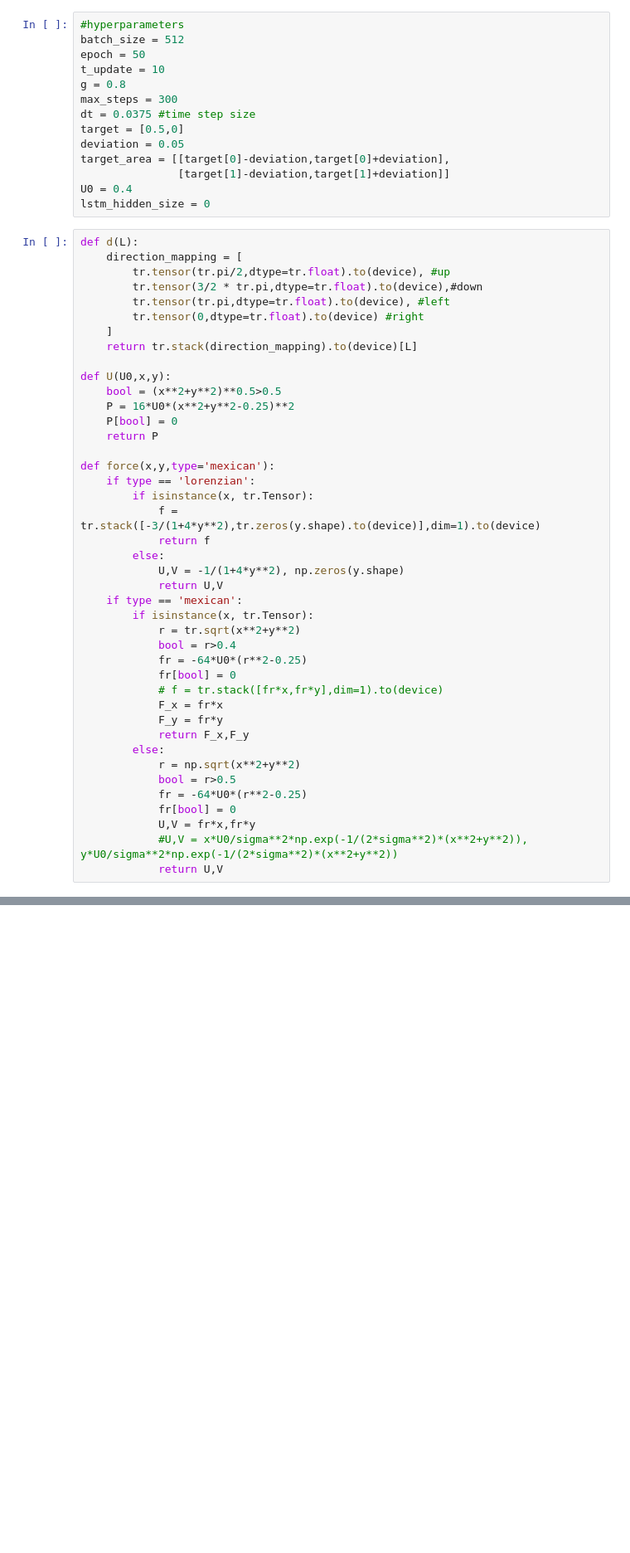
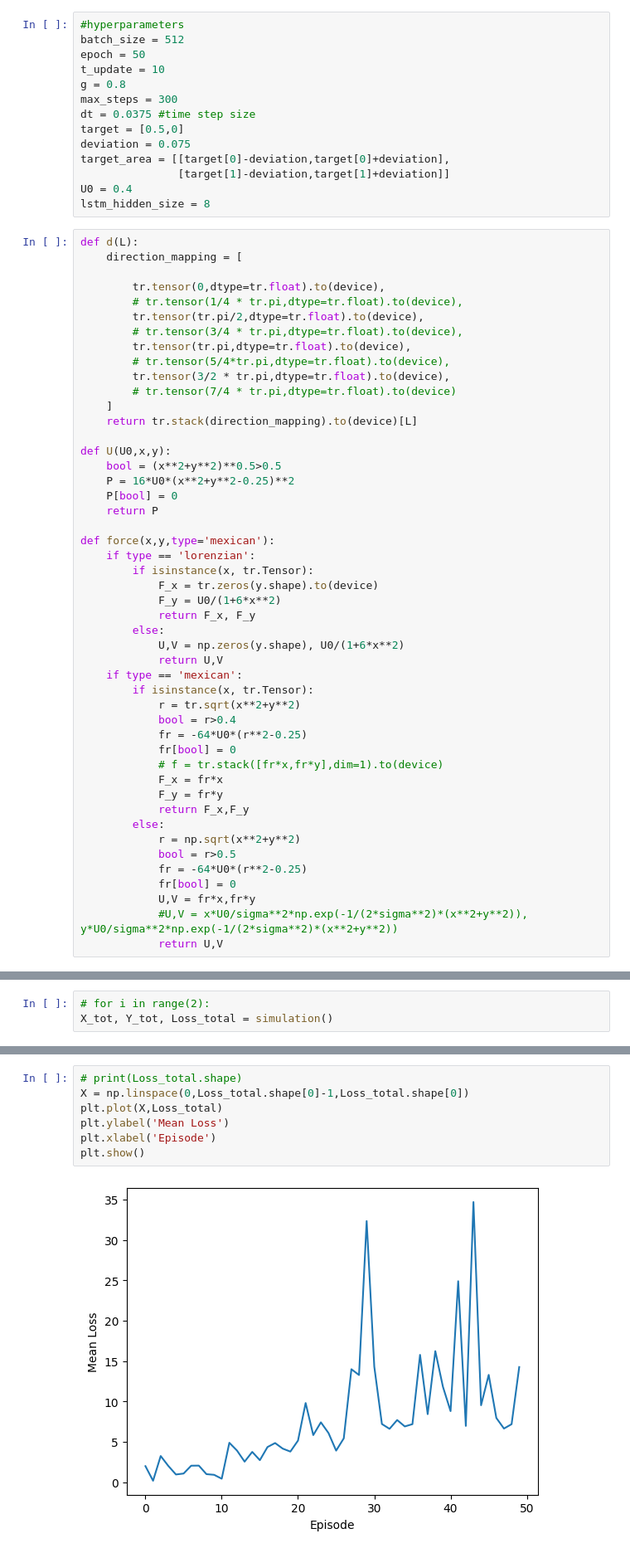
Before and after one commit to EvanderCorvus/AgentSimulation, a Jupyter notebook: main.ipynb, the cells around one changed output, grey strips where cells are left out. Shown: that part at 83% size. Saved outputs shown, nothing was run; the diff lists cells and outputs as text; blank space fills up the shorter version.

Commit message:
lstm implemented and lr scheduler

```diff
--- a/main.ipynb
+++ b/main.ipynb
@@ -17,18 +18,23 @@ g = 0.8
 max_steps = 300
 dt = 0.0375 #time step size
 target = [0.5,0]
-deviation = 0.05
+deviation = 0.075
 target_area = [[target[0]-deviation,target[0]+deviation],
                [target[1]-deviation,target[1]+deviation]]
 U0 = 0.4
-lstm_hidden_size = 0
+lstm_hidden_size = 8
 # %%
 def d(L):
     direction_mapping = [
-        tr.tensor(tr.pi/2,dtype=tr.float).to(device), #up
-        tr.tensor(3/2 * tr.pi,dtype=tr.float).to(device),#down
-        tr.tensor(tr.pi,dtype=tr.float).to(device), #left
-        tr.tensor(0,dtype=tr.float).to(device) #right
+
+        tr.tensor(0,dtype=tr.float).to(device),
+        # tr.tensor(1/4 * tr.pi,dtype=tr.float).to(device),
+        tr.tensor(tr.pi/2,dtype=tr.float).to(device),
+        # tr.tensor(3/4 * tr.pi,dtype=tr.float).to(device),
+        tr.tensor(tr.pi,dtype=tr.float).to(device),
+        # tr.tensor(5/4*tr.pi,dtype=tr.float).to(device),
+        tr.tensor(3/2 * tr.pi,dtype=tr.float).to(device),
+        # tr.tensor(7/4 * tr.pi,dtype=tr.float).to(device)
     ]
     return tr.stack(direction_mapping).to(device)[L]
 
@@ -41,10 +47,11 @@ def U(U0,x,y):
 def force(x,y,type='mexican'):
     if type == 'lorenzian':
         if isinstance(x, tr.Tensor):
-            f = tr.stack([-3/(1+4*y**2),tr.zeros(y.shape).to(device)],dim=1).to(device)
-            return f
+            F_x = tr.zeros(y.shape).to(device)
+            F_y = U0/(1+6*x**2)
+            return F_x, F_y
         else:
-            U,V = -1/(1+4*y**2), np.zeros(y.shape)
+            U,V = np.zeros(y.shape), U0/(1+6*x**2)
             return U,V
     if type == 'mexican':
         if isinstance(x, tr.Tensor):
@@ -284,0 +310,3 @@ plt.show()
+# %%
+# for i in range(2):
+X_tot, Y_tot, Loss_total = simulation()
@@ -285,3 +320,12 @@ plt.show()
+# %%
+# print(Loss_total.shape)
+X = np.linspace(0,Loss_total.shape[0]-1,Loss_total.shape[0])
+plt.plot(X,Loss_total)
+plt.ylabel('Mean Loss')
+plt.xlabel('Episode')
+plt.show()
+# %% [output]
+[figure, added]
 # %%
 # plt.xlim(-1,1)
 # plt.ylim(-1,1)
```
Also changed, not shown: parts of 6 cells of this notebook, 1 other file.
